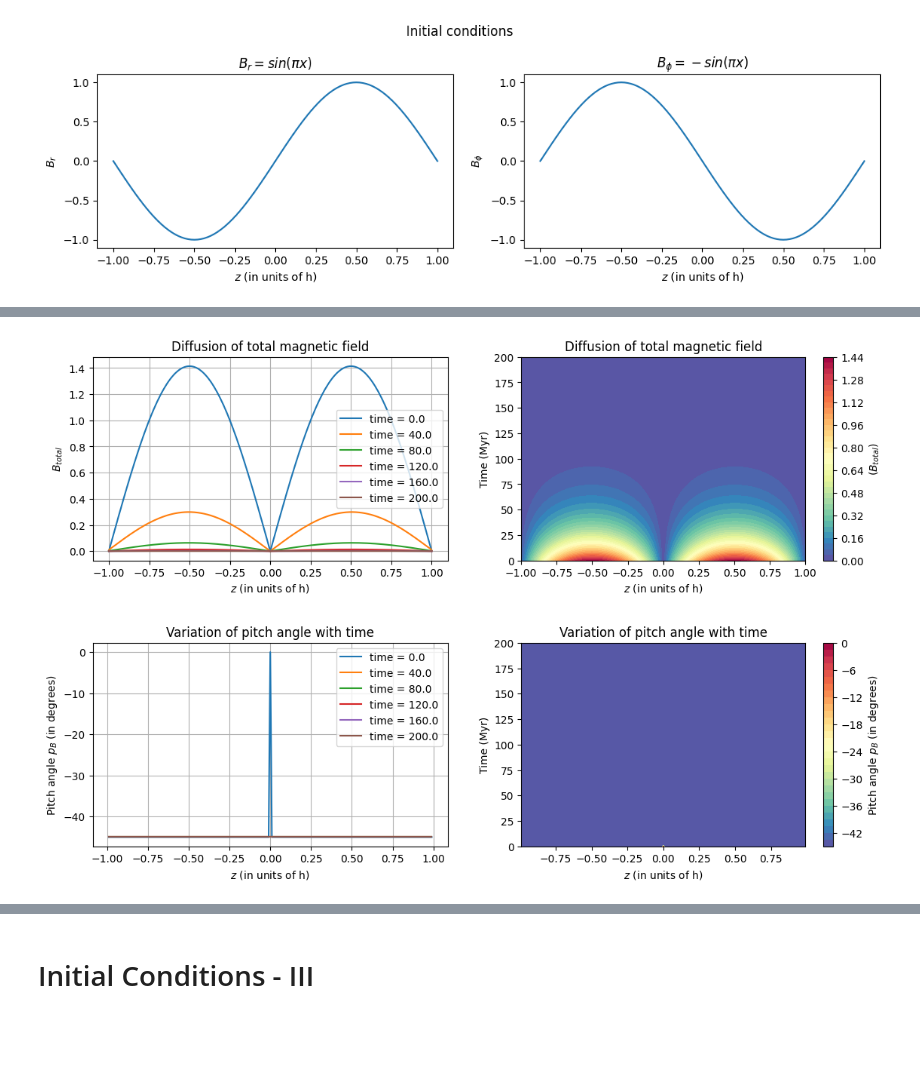
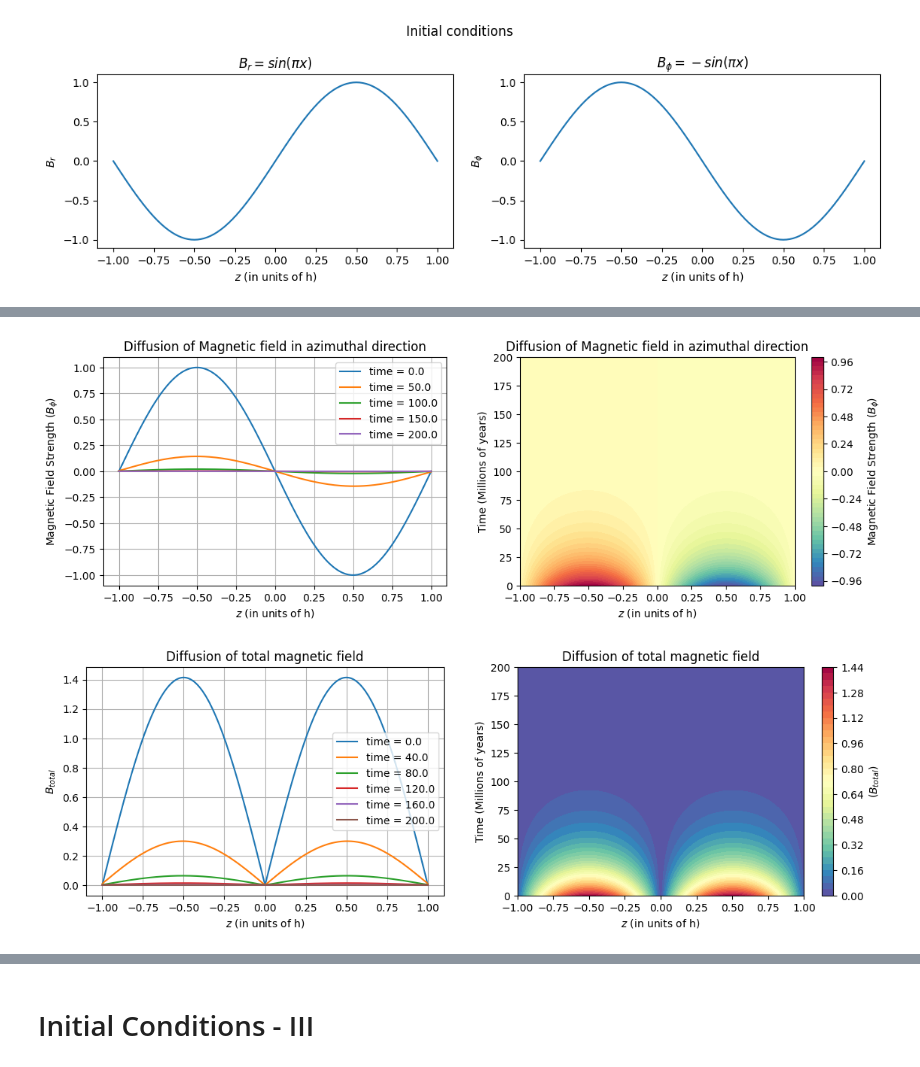
Before and after one commit to ratuldas6/P464_Galactic_Dynamo_Project, a Jupyter notebook: Task 1 (Crank-Nicolson).ipynb, the cells around one changed output, grey strips where cells are left out. Drawn from its saved outputs; the diff is of its cells as text; code cells hidden in the pictures; blank space fills up the shorter version.

```diff
--- a/Task 1 (Crank-Nicolson).ipynb
+++ b/Task 1 (Crank-Nicolson).ipynb
@@ -260,46 +252,55 @@ plt.show()
+# %%
+plt.figure(figsize=(12, 8))
+
+# Create 2D plots
+plt.subplot(2, 2, 3)
+for i in (range(0, len(time_grid), int(len(time_grid)/4))):
+    plt.plot(spatial_grid, soln_phi[:, i], label=f'time = {time_grid[i]:.1f}')
+plt.xlabel(r'$z$ (in units of h)')
+plt.ylabel(r'Magnetic Field Strength ($B_\phi$)')
+plt.title(r'Diffusion of Magnetic field in azimuthal direction')
+# plt.ylim(np.min(solution_phi), np.max(solution_phi))
+plt.grid()
+plt.legend()
+
+# Create imshow plot
+plt.subplot(2, 2, 4)
+plt.contourf(*np.meshgrid(spatial_grid, time_grid), soln_phi.T, 50, cmap='Spectral_r')
+plt.colorbar(label=r'Magnetic Field Strength ($B_\phi$)')
+plt.title('Diffusion of Magnetic field in azimuthal direction')
+plt.xlabel(r'$z$ (in units of h)')
+plt.ylabel('Time (Millions of years)')
+plt.tight_layout(pad=3)
+
+plt.show()
+# %% [output]
+[figure, added]
 # %%
 B_total, pitch = ml.get_B_and_pitch(soln_r, soln_phi)
 
 # Plot the total magnetic field and the pitch angle
+
 # Create 2D plots
 plt.figure(figsize=(12, 8))
 plt.subplot(2, 2, 1)
 for i in (range(0, len(time_grid), int(len(time_grid)/5))):
     plt.plot(spatial_grid, B_total[:, i], label=f'time = {time_grid[i]:.1f}')
 plt.xlabel(r'$z$ (in units of h)')
 plt.ylabel(r'$B_{total}$')
 plt.title('Diffusion of total magnetic field')
 plt.grid()
 plt.legend()
 
 # Create imshow plot
 plt.subplot(2, 2, 2)
 plt.contourf(*np.meshgrid(spatial_grid, time_grid), B_total.T, 40, cmap='Spectral_r')
 plt.colorbar(label=r'($B_{total}$)')
 plt.title(r'Diffusion of total magnetic field')
 plt.xlabel(r'$z$ (in units of h)')
-plt.ylabel(r'Time (Myr)')
-
-# Create 2D plots
-plt.subplot(2, 2, 3)
-for i in (range(0, len(time_grid), int(len(time_grid)/5))):
-    plt.plot(spatial_grid[1:-1], pitch[1:-1, i], label=f'time = {time_grid[i]:.1f}')
-plt.xlabel(r'$z$ (in units of h)')
-plt.ylabel(r'Pitch angle $p_B$ (in degrees)')
-plt.title(r'Variation of pitch angle with time')
-plt.grid()
-plt.legend()
-
-# Create imshow plot
-plt.subplot(2, 2, 4)
-plt.contourf(*np.meshgrid(spatial_grid[1:-1], time_grid), pitch.T[:, 1:-1], 40, cmap='Spectral_r')
-plt.colorbar(label=r'Pitch angle $p_B$ (in degrees)')
-plt.title('Variation of pitch angle with time')
-plt.xlabel(r'$z$ (in units of h)')
-plt.ylabel('Time (Myr)')
+plt.ylabel('Time (Millions of years)')
 
 plt.tight_layout(pad=3)
 
 plt.show()
 # %% [output]
-[figure, old version]
+[figure, new version]
```
Also changed, not shown: parts of 13 cells of this notebook.
